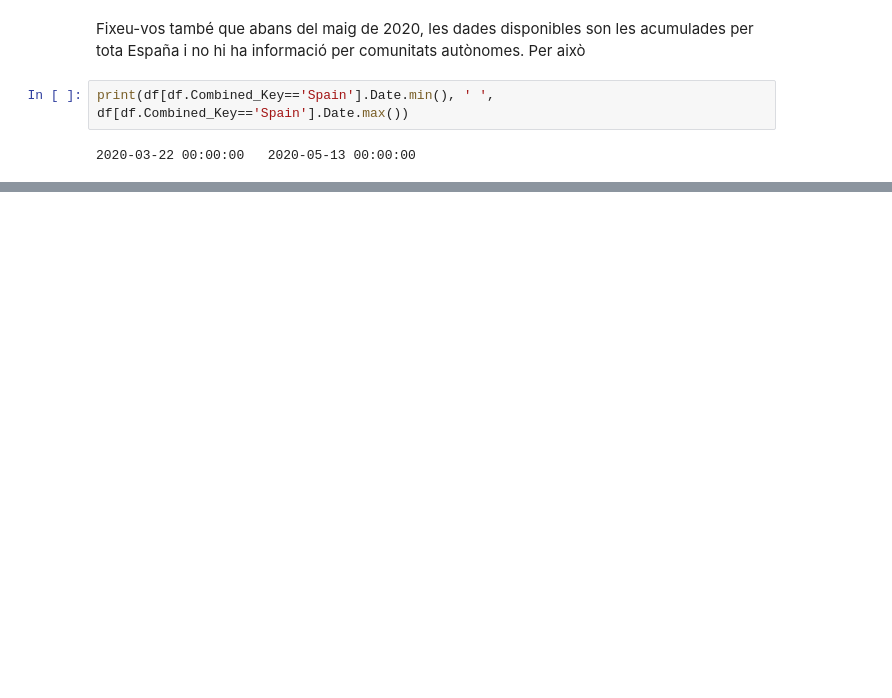
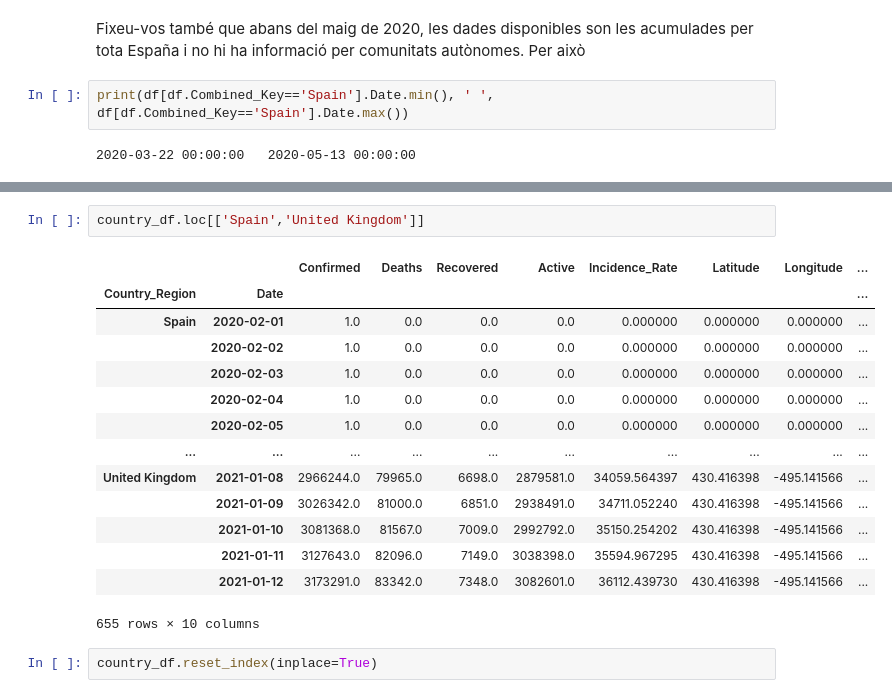
Before and after one commit to jmcarbo/databases, a Jupyter notebook: database_colab.ipynb, the cells around one changed output, grey strips where cells are left out. Saved outputs shown, nothing was run; the diff lists cells and outputs as text; blank space fills up the shorter version.

```diff
--- a/database_colab.ipynb
+++ b/database_colab.ipynb
@@ -269,0 +291,19 @@ print(df[df.Combined_Key=='Spain'].Date.min(), ' ', df[df.Combined_Key=='Spain']
+# %%
+country_df.loc[['Spain','United Kingdom']]
+# %% [output]
+|  |  | Confirmed | Deaths | Recovered | Active | Incidence_Rate | Latitude | Longitude | ... |
+| Country_Region | Date |  |  |  |  |  |  |  | ... |
+| Spain | 2020-02-01 | 1.0 | 0.0 | 0.0 | 0.0 | 0.000000 | 0.000000 | 0.000000 | ... |
+|  | 2020-02-02 | 1.0 | 0.0 | 0.0 | 0.0 | 0.000000 | 0.000000 | 0.000000 | ... |
+|  | 2020-02-03 | 1.0 | 0.0 | 0.0 | 0.0 | 0.000000 | 0.000000 | 0.000000 | ... |
+|  | 2020-02-04 | 1.0 | 0.0 | 0.0 | 0.0 | 0.000000 | 0.000000 | 0.000000 | ... |
+|  | 2020-02-05 | 1.0 | 0.0 | 0.0 | 0.0 | 0.000000 | 0.000000 | 0.000000 | ... |
+| ... | ... | ... | ... | ... | ... | ... | ... | ... | ... |
+| United Kingdom | 2021-01-08 | 2966244.0 | 79965.0 | 6698.0 | 2879581.0 | 34059.564397 | 430.416398 | -495.141566 | ... |
+|  | 2021-01-09 | 3026342.0 | 81000.0 | 6851.0 | 2938491.0 | 34711.052240 | 430.416398 | -495.141566 | ... |
+|  | 2021-01-10 | 3081368.0 | 81567.0 | 7009.0 | 2992792.0 | 35150.254202 | 430.416398 | -495.141566 | ... |
+|  | 2021-01-11 | 3127643.0 | 82096.0 | 7149.0 | 3038398.0 | 35594.967295 | 430.416398 | -495.141566 | ... |
+|  | 2021-01-12 | 3173291.0 | 83342.0 | 7348.0 | 3082601.0 | 36112.439730 | 430.416398 | -495.141566 | ... |
+655 rows × 10 columns
+# %%
+country_df.reset_index(inplace=True)
```
Also changed, not shown: parts of 11 cells of this notebook.
